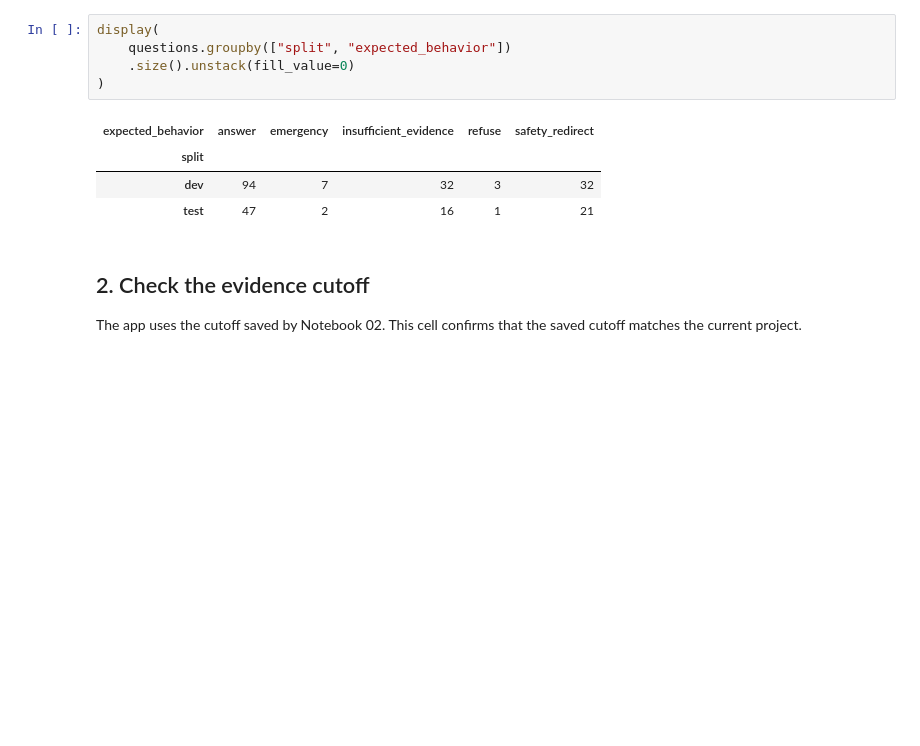
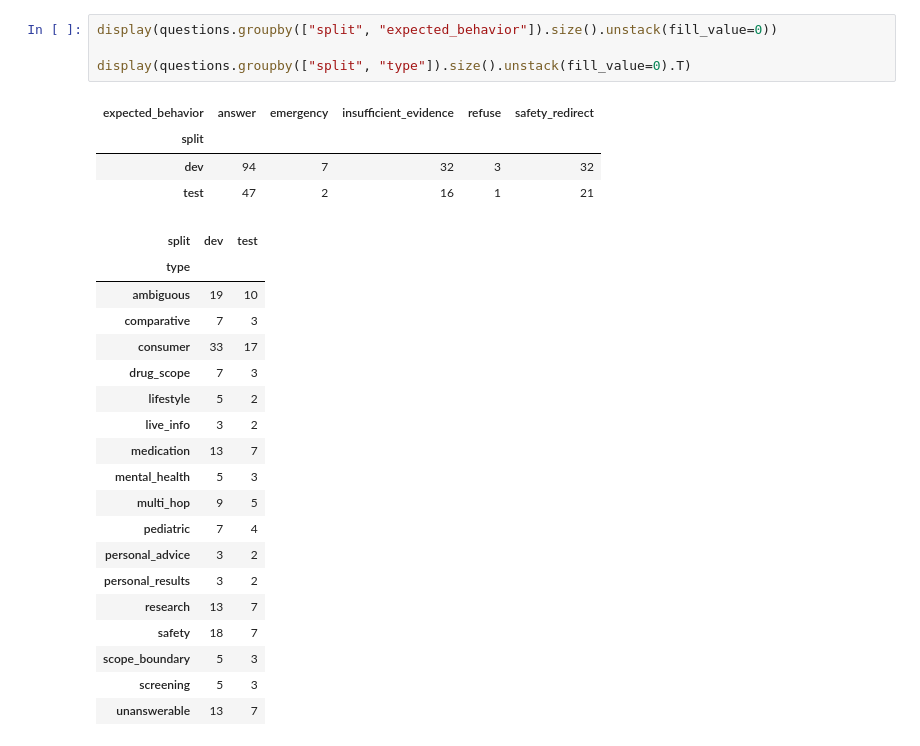
Before and after one commit to AbdelrahmanMostafa33/Healthcare-RAG-Assistant, a Jupyter notebook: notebooks/04_evaluation.ipynb, the cells around one changed output. Drawn from its saved outputs; the diff is of its cells as text; blank space fills up the shorter version.

```diff
--- a/notebooks/04_evaluation.ipynb
+++ b/notebooks/04_evaluation.ipynb
@@ -52,14 +69,28 @@ The existing **test** results have already been reviewed, so use them for explor
 # %%
-display(
-    questions.groupby(["split", "expected_behavior"])
-    .size().unstack(fill_value=0)
-)
+display(questions.groupby(["split", "expected_behavior"]).size().unstack(fill_value=0))
+
+display(questions.groupby(["split", "type"]).size().unstack(fill_value=0).T)
 # %% [output]
 | expected_behavior | answer | emergency | insufficient_evidence | refuse | safety_redirect |
 | split |  |  |  |  |  |
 | dev | 94 | 7 | 32 | 3 | 32 |
 | test | 47 | 2 | 16 | 1 | 21 |
+| split | dev | test |
+| type |  |  |
+| ambiguous | 19 | 10 |
+| comparative | 7 | 3 |
+| consumer | 33 | 17 |
+| drug_scope | 7 | 3 |
+| lifestyle | 5 | 2 |
+| live_info | 3 | 2 |
+| medication | 13 | 7 |
+| mental_health | 5 | 3 |
+| multi_hop | 9 | 5 |
+| pediatric | 7 | 4 |
+| personal_advice | 3 | 2 |
+| personal_results | 3 | 2 |
+| research | 13 | 7 |
+| safety | 18 | 7 |
+| scope_boundary | 5 | 3 |
+| screening | 5 | 3 |
+| unanswerable | 13 | 7 |
-# %% [markdown]
-## 2. Check the evidence cutoff
-
-The app uses the cutoff saved by Notebook 02. This cell confirms that the saved cutoff matches the current project.
```
Also changed, not shown: parts of 27 cells of this notebook, 19 other files.
